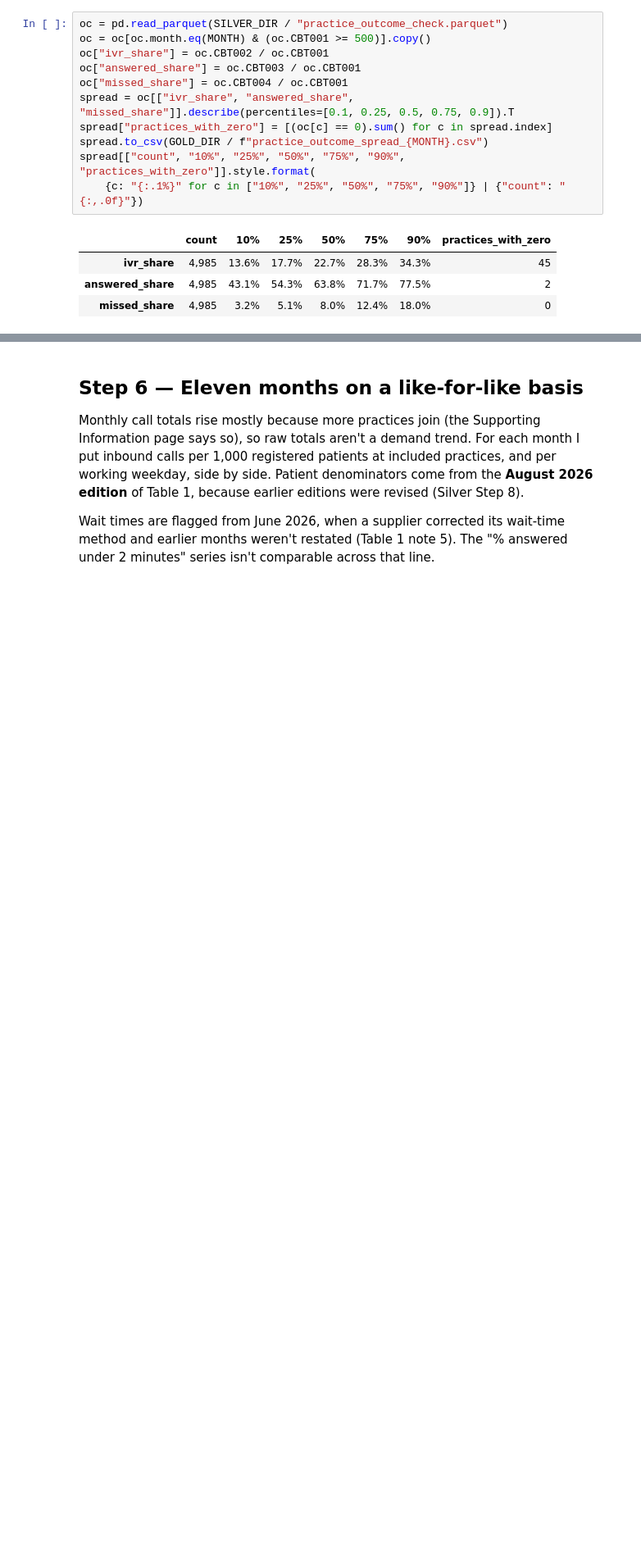
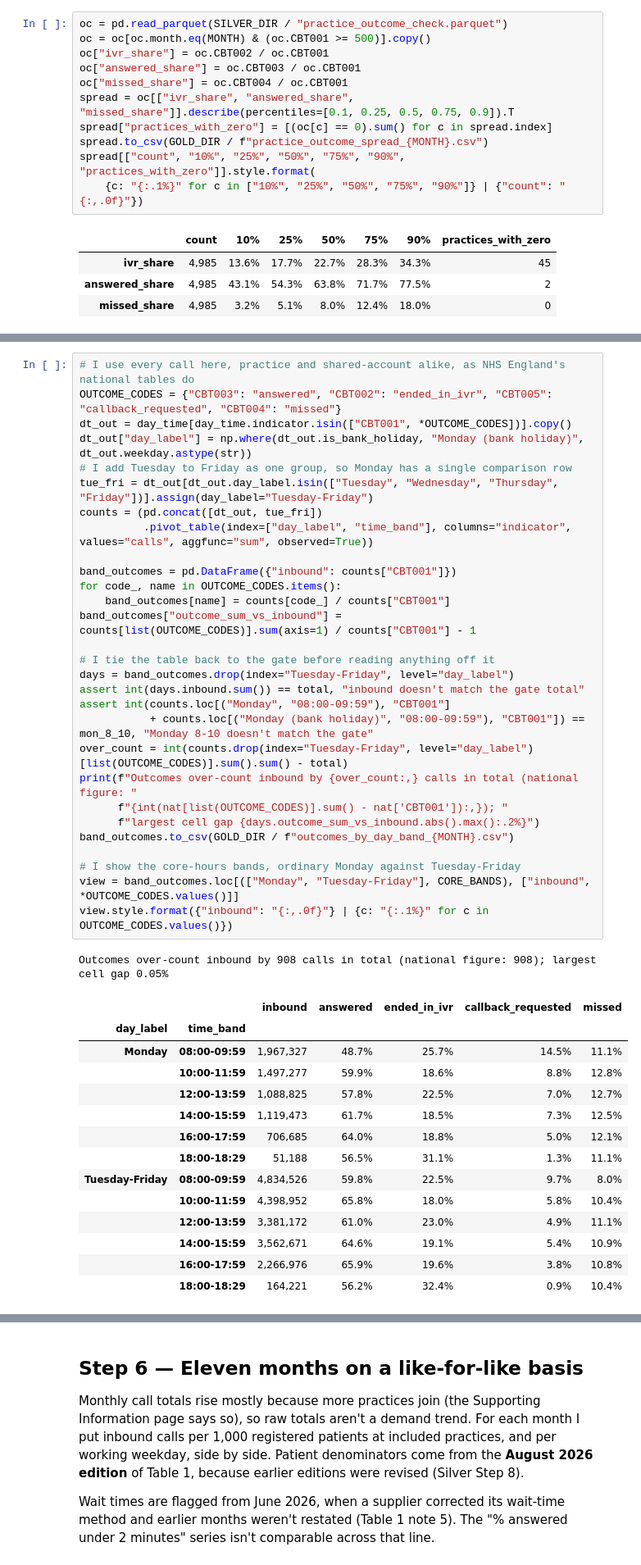
Before and after one commit to YusufIsmailayo/nhs-gp-cloud-telephony-pipeline, a Jupyter notebook: notebooks/03_gold.ipynb, the cells around one changed output, grey strips where cells are left out. Shown at 82% size. Drawn from its saved outputs; the diff is of its cells as text; blank space fills up the shorter version.

```diff
--- a/notebooks/03_gold.ipynb
+++ b/notebooks/03_gold.ipynb
@@ -617,0 +741,45 @@ spread[["count", "10%", "25%", "50%", "75%", "90%", "practices_with_zero"]].styl
+# %%
+# I use every call here, practice and shared-account alike, as NHS England's national tables do
+OUTCOME_CODES = {"CBT003": "answered", "CBT002": "ended_in_ivr", "CBT005": "callback_requested", "CBT004": "missed"}
+dt_out = day_time[day_time.indicator.isin(["CBT001", *OUTCOME_CODES])].copy()
+dt_out["day_label"] = np.where(dt_out.is_bank_holiday, "Monday (bank holiday)", dt_out.weekday.astype(str))
+# I add Tuesday to Friday as one group, so Monday has a single comparison row
+tue_fri = dt_out[dt_out.day_label.isin(["Tuesday", "Wednesday", "Thursday", "Friday"])].assign(day_label="Tuesday-Friday")
+counts = (pd.concat([dt_out, tue_fri])
+          .pivot_table(index=["day_label", "time_band"], columns="indicator", values="calls", aggfunc="sum", observed=True))
+
+band_outcomes = pd.DataFrame({"inbound": counts["CBT001"]})
+for code_, name in OUTCOME_CODES.items():
+    band_outcomes[name] = counts[code_] / counts["CBT001"]
+band_outcomes["outcome_sum_vs_inbound"] = counts[list(OUTCOME_CODES)].sum(axis=1) / counts["CBT001"] - 1
+
+# I tie the table back to the gate before reading anything off it
+days = band_outcomes.drop(index="Tuesday-Friday", level="day_label")
+assert int(days.inbound.sum()) == total, "inbound doesn't match the gate total"
+assert int(counts.loc[("Monday", "08:00-09:59"), "CBT001"]
+           + counts.loc[("Monday (bank holiday)", "08:00-09:59"), "CBT001"]) == mon_8_10, "Monday 8-10 doesn't match the gate"
+over_count = int(counts.drop(index="Tuesday-Friday", level="day_label")[list(OUTCOME_CODES)].sum().sum() - total)
+print(f"Outcomes over-count inbound by {over_count:,} calls in total (national figure: "
+      f"{int(nat[list(OUTCOME_CODES)].sum() - nat['CBT001']):,}); "
+      f"largest cell gap {days.outcome_sum_vs_inbound.abs().max():.2%}")
+band_outcomes.to_csv(GOLD_DIR / f"outcomes_by_day_band_{MONTH}.csv")
+
+# I show the core-hours bands, ordinary Monday against Tuesday-Friday
+view = band_outcomes.loc[(["Monday", "Tuesday-Friday"], CORE_BANDS), ["inbound", *OUTCOME_CODES.values()]]
+view.style.format({"inbound": "{:,.0f}"} | {c: "{:.1%}" for c in OUTCOME_CODES.values()})
+# %% [output]
+Outcomes over-count inbound by 908 calls in total (national figure: 908); largest cell gap 0.05%
+|  |  | inbound | answered | ended_in_ivr | callback_requested | missed |
+| day_label | time_band |  |  |  |  |  |
+| Monday | 08:00-09:59 | 1,967,327 | 48.7% | 25.7% | 14.5% | 11.1% |
+|  | 10:00-11:59 | 1,497,277 | 59.9% | 18.6% | 8.8% | 12.8% |
+|  | 12:00-13:59 | 1,088,825 | 57.8% | 22.5% | 7.0% | 12.7% |
+|  | 14:00-15:59 | 1,119,473 | 61.7% | 18.5% | 7.3% | 12.5% |
+|  | 16:00-17:59 | 706,685 | 64.0% | 18.8% | 5.0% | 12.1% |
+|  | 18:00-18:29 | 51,188 | 56.5% | 31.1% | 1.3% | 11.1% |
+| Tuesday-Friday | 08:00-09:59 | 4,834,526 | 59.8% | 22.5% | 9.7% | 8.0% |
+|  | 10:00-11:59 | 4,398,952 | 65.8% | 18.0% | 5.8% | 10.4% |
+|  | 12:00-13:59 | 3,381,172 | 61.0% | 23.0% | 4.9% | 11.1% |
+|  | 14:00-15:59 | 3,562,671 | 64.6% | 19.1% | 5.4% | 10.9% |
+|  | 16:00-17:59 | 2,266,976 | 65.9% | 19.6% | 3.8% | 10.8% |
+|  | 18:00-18:29 | 164,221 | 56.2% | 32.4% | 0.9% | 10.4% |
```
Also changed, not shown: parts of 13 cells of this notebook, 24 other files.
